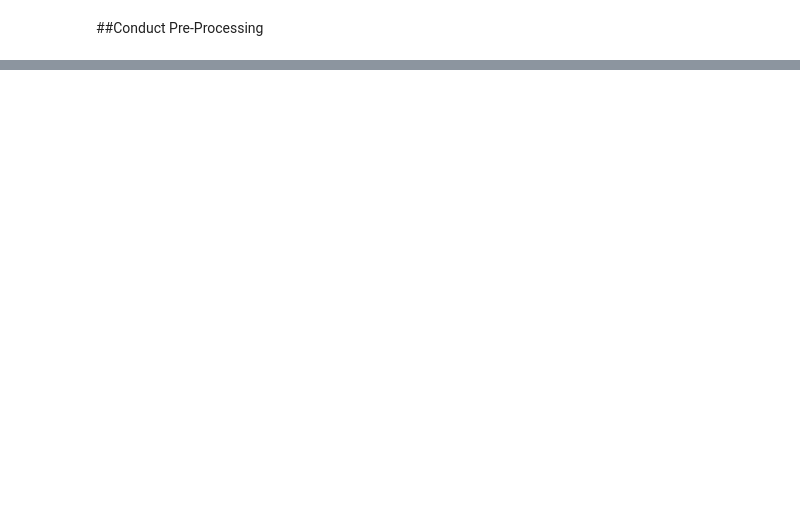
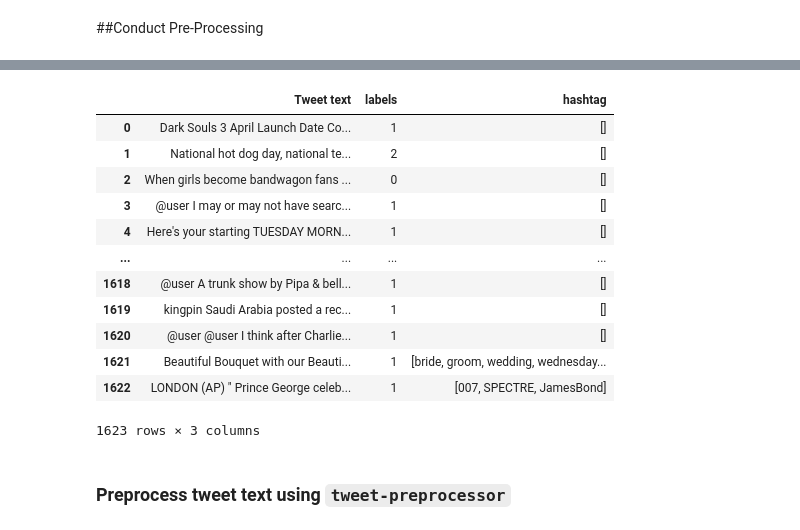
Before and after one commit to Kensuzuki95/CE888-Assignment1-2, a Jupyter notebook: Assignment_1_CE888.ipynb, the cells around one changed output, grey strips where cells are left out. Drawn from its saved outputs; the diff is of its cells as text; code cells hidden in the pictures; blank space fills up the shorter version.

Commit message:
Preprocessed Datasets

```diff
--- a/Assignment_1_CE888.ipynb
+++ b/Assignment_1_CE888.ipynb
@@ -263,0 +182,18 @@ lemmatize_text(df_emoji_test)
+# %%
+tweet_extractor(df_sentiment_val)
+# %% [output]
+|  | Tweet text | labels | hashtag |
+| 0 | Dark Souls 3 April Launch Date Co... | 1 | [] |
+| 1 | National hot dog day, national te... | 2 | [] |
+| 2 | When girls become bandwagon fans ... | 0 | [] |
+| 3 | @user I may or may not have searc... | 1 | [] |
+| 4 | Here's your starting TUESDAY MORN... | 1 | [] |
+| ... | ... | ... | ... |
+| 1618 | @user A trunk show by Pipa & bell... | 1 | [] |
+| 1619 | kingpin Saudi Arabia posted a rec... | 1 | [] |
+| 1620 | @user @user I think after Charlie... | 1 | [] |
+| 1621 | Beautiful Bouquet with our Beauti... | 1 | [bride, groom, wedding, wednesday... |
+| 1622 | LONDON (AP) " Prince George celeb... | 1 | [007, SPECTRE, JamesBond] |
+1623 rows × 3 columns
+# %% [markdown]
+### Preprocess tweet text using `tweet-preprocessor`
```
Also changed, not shown: parts of 41 cells of this notebook.
